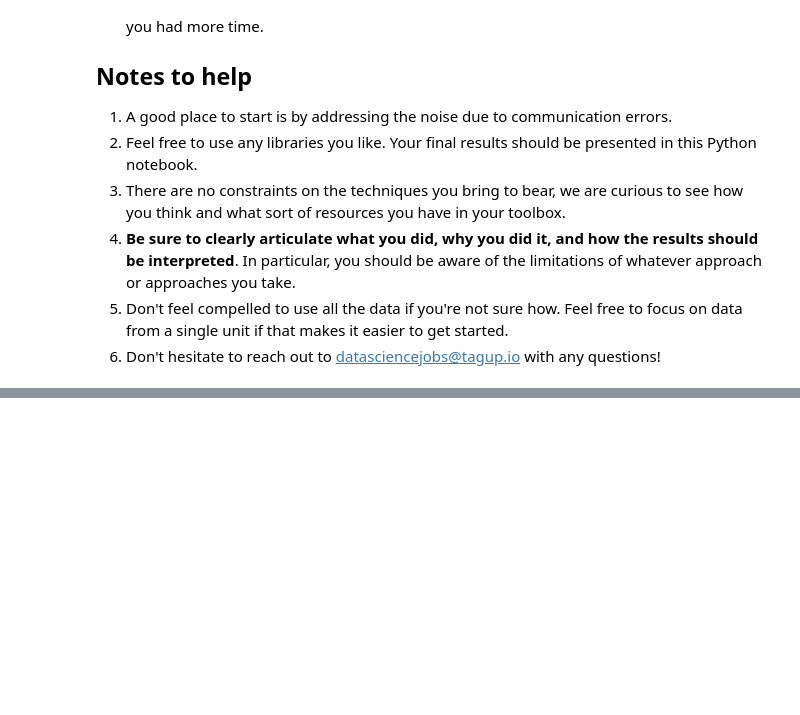
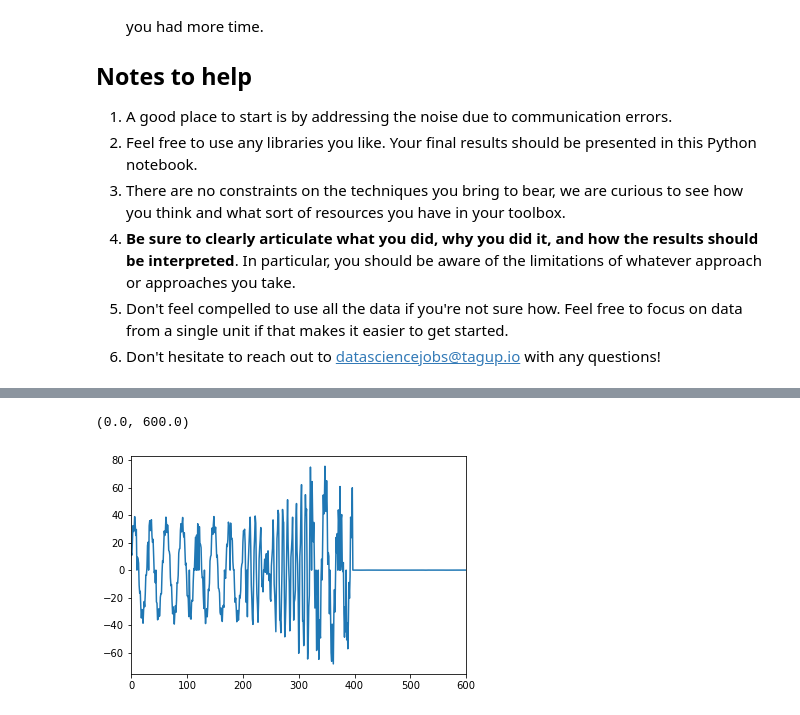
Before and after one commit to tagup/ops-challenges, a Jupyter notebook: data-science/Data_science_exercise.ipynb, the cells around one changed output, grey strips where cells are left out. Cells and saved outputs as stored; diff of their text form; code cells hidden in the pictures; blank space fills up the shorter version.

```diff
--- a/data-science/Data_science_exercise.ipynb
+++ b/data-science/Data_science_exercise.ipynb
@@ -42,0 +98,10 @@ plt.show()
+# %%
+a = data['0'].copy()
+# %%
+a[abs(a) > 100] = 0
+
+plt.plot(range(len(a)), a)
+plt.xlim(0, 600)
+# %% [output]
+(0.0, 600.0)
+[figure, added]
```
Also changed, not shown: parts of 14 cells of this notebook.
